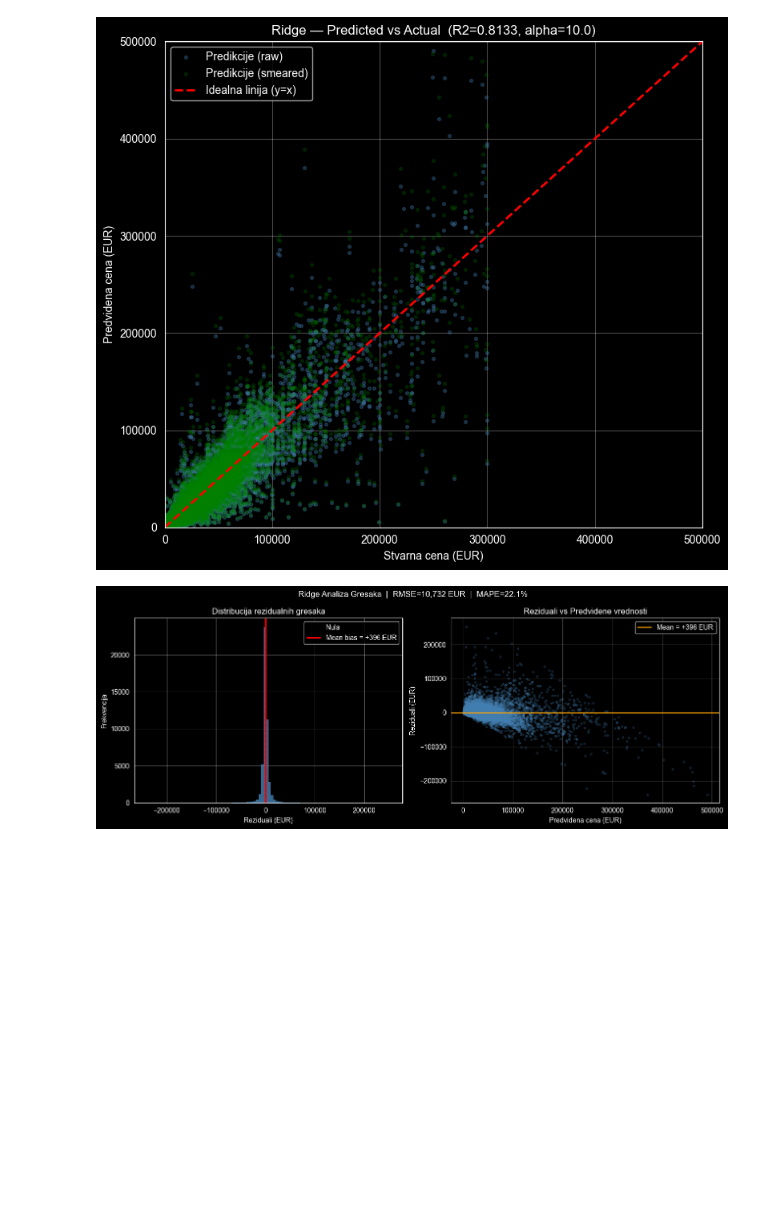
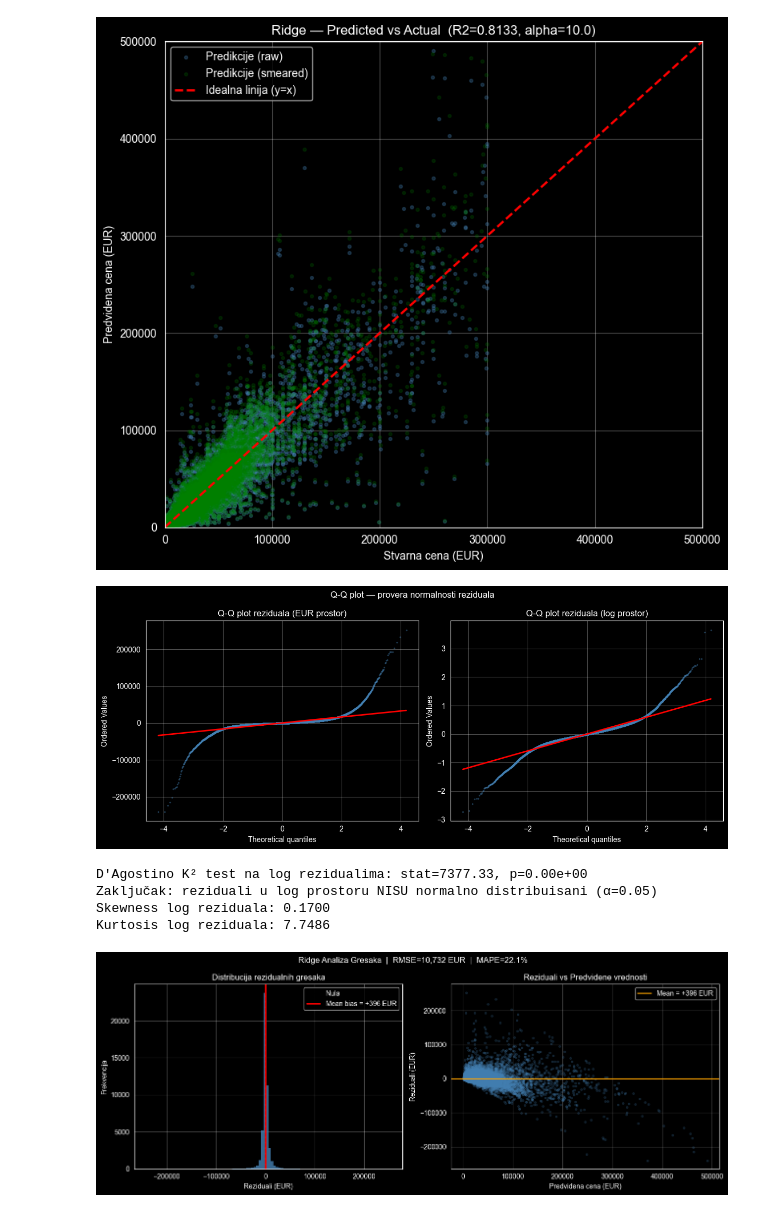
Before and after one commit to IsidorIvanov/used-car-price-prediction, a Jupyter notebook: src/RidgeSolution.ipynb, the cells around one changed output. Cells and saved outputs as stored; diff of their text form; code cells hidden in the pictures; blank space fills up the shorter version.

```diff
--- a/src/RidgeSolution.ipynb
+++ b/src/RidgeSolution.ipynb
@@ -551,6 +719,43 @@ plt.savefig(MODELS_DIR / 'ridge_pred_vs_actual.png', dpi=150)
 plt.show()
 # %% [output]
 [figure]
+# %%
+from scipy import stats
+
+fig, axes = plt.subplots(1, 2, figsize=(12, 5))
+
+# Q-Q plot reziduala u EUR prostoru
+stats.probplot(residuals, dist='norm', plot=axes[0])
+axes[0].set_title('Q-Q plot reziduala (EUR prostor)')
+axes[0].get_lines()[0].set(markersize=1.5, alpha=0.3, color='steelblue')
+axes[0].get_lines()[1].set(color='red', linewidth=2)
+axes[0].grid(True, alpha=0.3)
+
+# Q-Q plot log reziduala
+log_residuals = y_test_log - y_pred_log
+stats.probplot(log_residuals, dist='norm', plot=axes[1])
+axes[1].set_title('Q-Q plot reziduala (log prostor)')
+axes[1].get_lines()[0].set(markersize=1.5, alpha=0.3, color='steelblue')
+axes[1].get_lines()[1].set(color='red', linewidth=2)
+axes[1].grid(True, alpha=0.3)
+
+plt.suptitle('Q-Q plot — provera normalnosti reziduala', fontsize=12)
+plt.tight_layout()
+plt.savefig(MODELS_DIR / 'ridge_qq_plot.png', dpi=150)
+plt.show()
+
+# Formalni test na log rezidualima
+stat_res, p_res = stats.normaltest(log_residuals)
+print(f'D\'Agostino K² test na log rezidualima: stat={stat_res:.2f}, p={p_res:.2e}')
+print(f'Zaključak: reziduali u log prostoru {"NISU" if p_res < 0.05 else "su"} normalno distribuisani (α=0.05)')
+print(f'Skewness log reziduala: {stats.skew(log_residuals):.4f}')
+print(f'Kurtosis log reziduala: {stats.kurtosis(log_residuals):.4f}')
+# %% [output]
+[figure, added]
+D'Agostino K² test na log rezidualima: stat=7377.33, p=0.00e+00
+Zaključak: reziduali u log prostoru NISU normalno distribuisani (α=0.05)
+Skewness log reziduala: 0.1700
+Kurtosis log reziduala: 7.7486
 # %%
 fig, axes = plt.subplots(1, 2, figsize=(13, 5))
 
```
Also changed, not shown: parts of 8 cells of this notebook.
